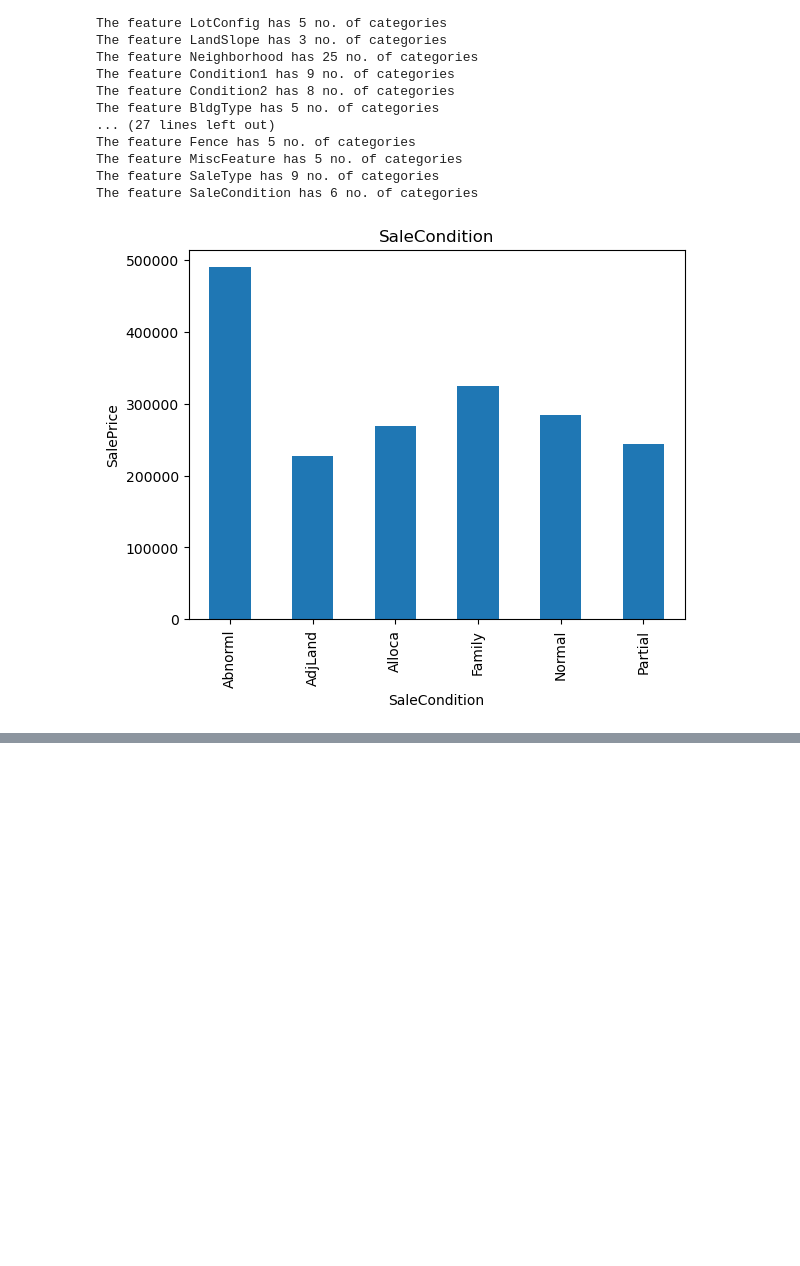
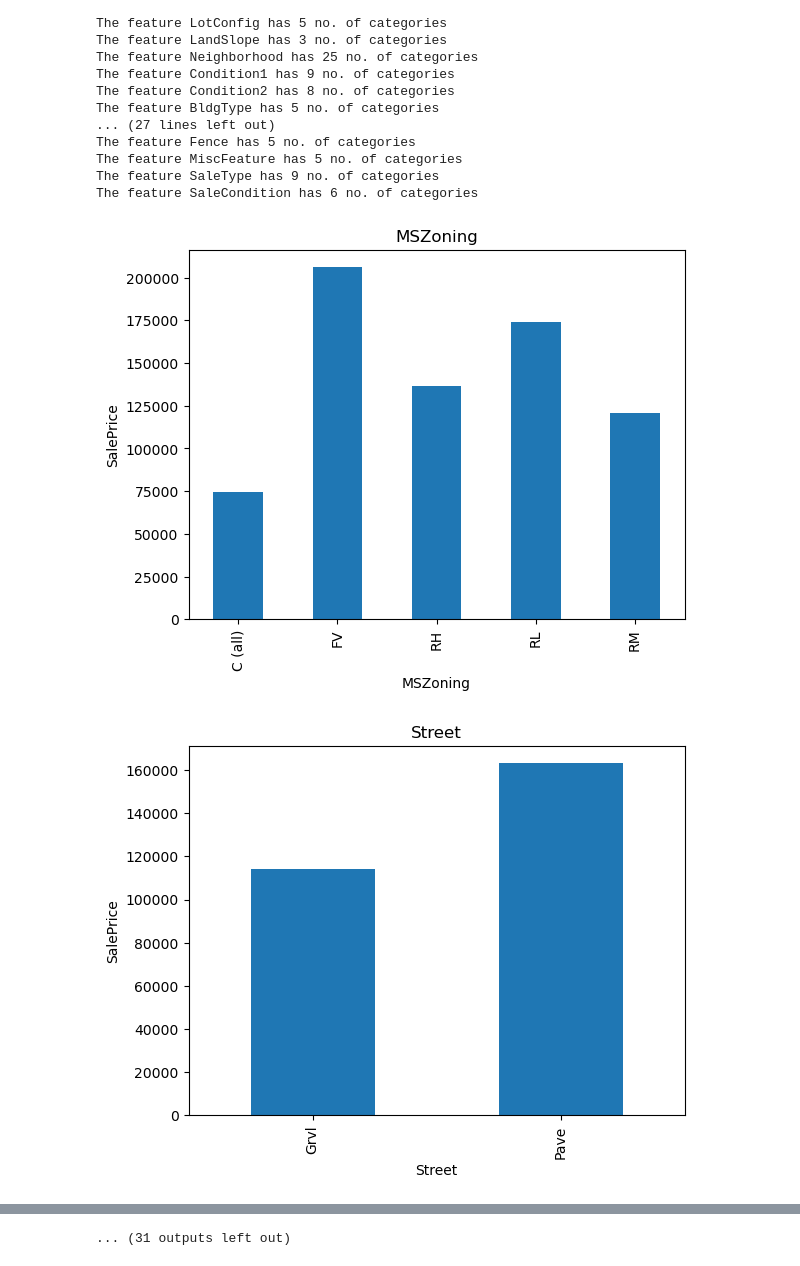
Before and after one commit to abhinavt1325/Advanced-house-price-prediction, a Jupyter notebook: notebooks/eda(ahp).ipynb, the cells around one changed output, grey strips where cells are left out. Cells and saved outputs as stored; diff of their text form; code cells hidden in the pictures; blank space fills up the shorter version.

```diff
--- a/notebooks/eda(ahp).ipynb
+++ b/notebooks/eda(ahp).ipynb
@@ -318,10 +318,11 @@ The feature SaleCondition has 6 no. of categories
 # %%
 for feature in categorical_features:
     data=dataset.copy()
     data.groupby(feature)['SalePrice'].median().plot.bar()
     plt.xlabel(feature)
     plt.ylabel('SalePrice')
     plt.title(feature)
-    plt.show
+    plt.show()
 # %% [output]
-[figure, old version]
+[figure, new version]
+[figure, added]
@@ -327,0 +339 @@ for feature in categorical_features:
+... (31 outputs left out)
```
Also changed, not shown: parts of 1 cell of this notebook.
